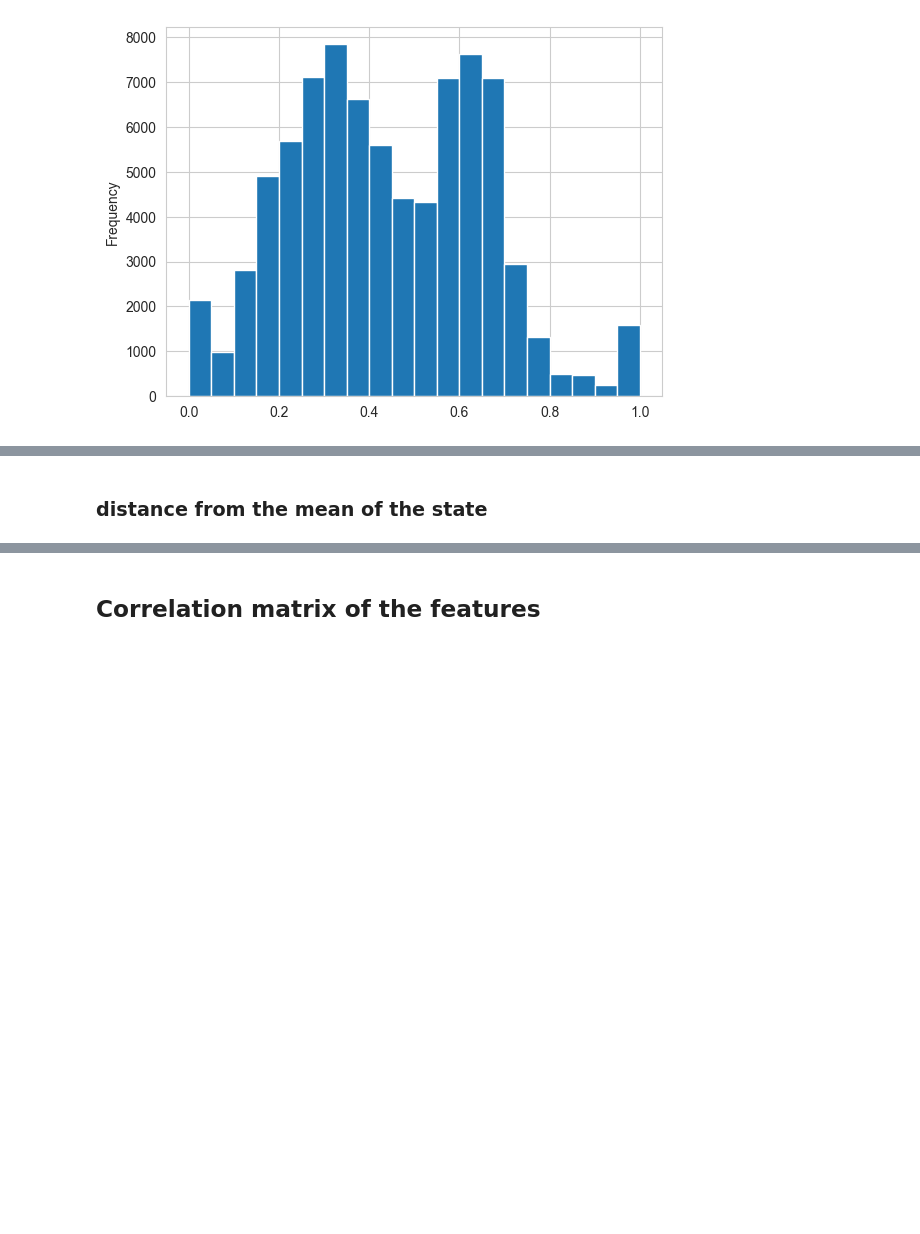
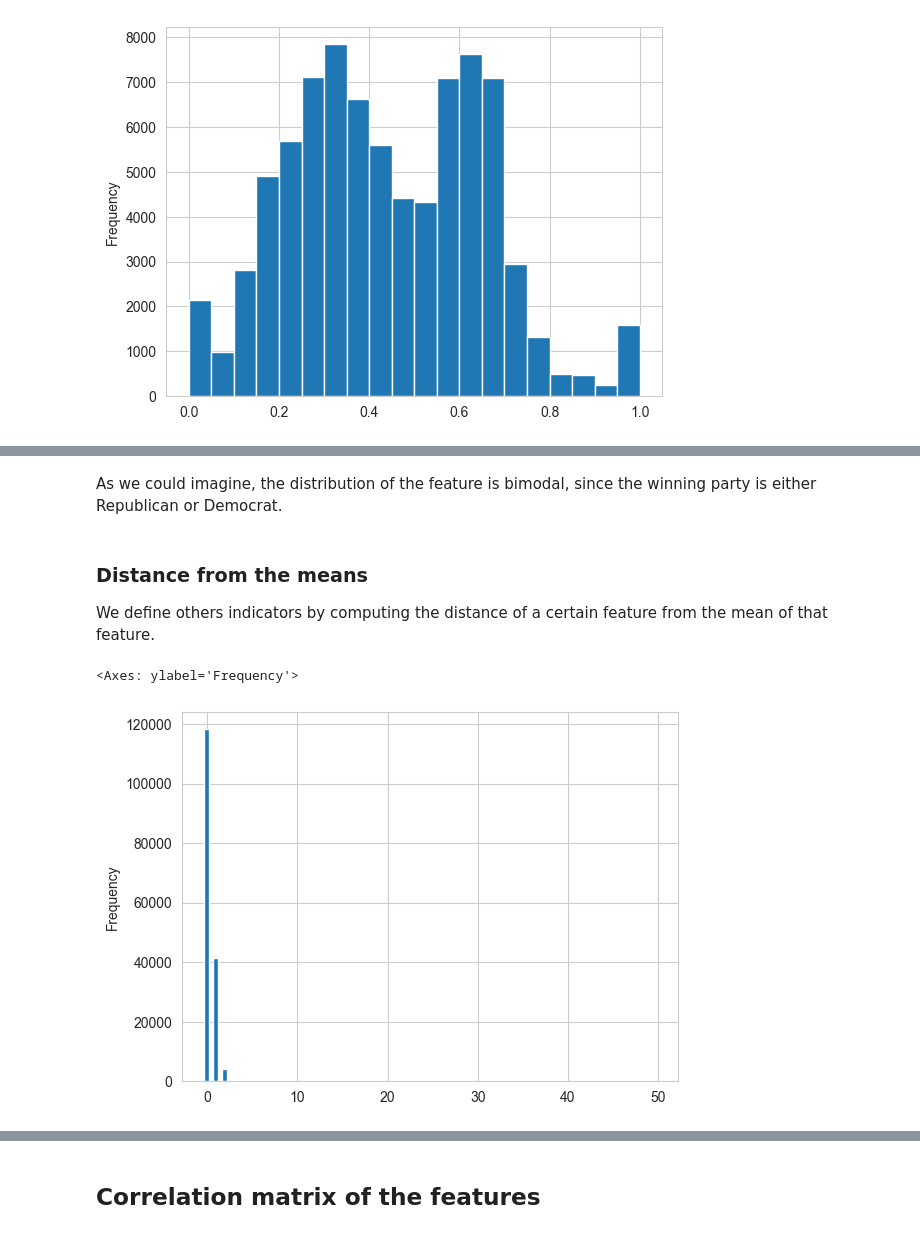
Before and after one commit to irenedovichi/DM-project, a Jupyter notebook: TASK 1/DataPreparation.ipynb, the cells around one changed output, grey strips where cells are left out. Cells and saved outputs as stored; diff of their text form; code cells hidden in the pictures; blank space fills up the shorter version.

```diff
--- a/TASK 1/DataPreparation.ipynb
+++ b/TASK 1/DataPreparation.ipynb
@@ -429,3 +480,8 @@ df_incidents['right_or_left'].plot(kind='hist', bins=20)
+# %% [markdown]
+As we could imagine, the distribution of the feature is bimodal, since the winning party is either Republican or Democrat.
+# %% [markdown]
+### Distance from the means
+We define others indicators by computing the distance of a certain feature from the mean of that feature.
 # %%
 mean_killed = df_incidents['n_killed'].mean()
 mean_injured = df_incidents['n_injured'].mean()
@@ -444,5 +500,9 @@ df_incidents['distance_mean_participants_teen'] = (df_incidents['n_participants_
 df_incidents['distance_mean_participants_adult'] = (df_incidents['n_participants_adult']-mean_participants_adult)
 df_incidents['distance_mean_females'] = df_incidents['n_females'] - mean_females
 df_incidents['distance_mean_males'] = df_incidents['n_males'] - mean_males
-# %% [markdown]
-### distance from the mean of the state
+# %%
+# Let's see the distribution of some of the new features
+df_incidents['distance_mean_killed'].plot(kind='hist', bins=100)
+# %% [output]
+<Axes: ylabel='Frequency'>
+[figure, added]
```
Also changed, not shown: parts of 66 cells of this notebook.
